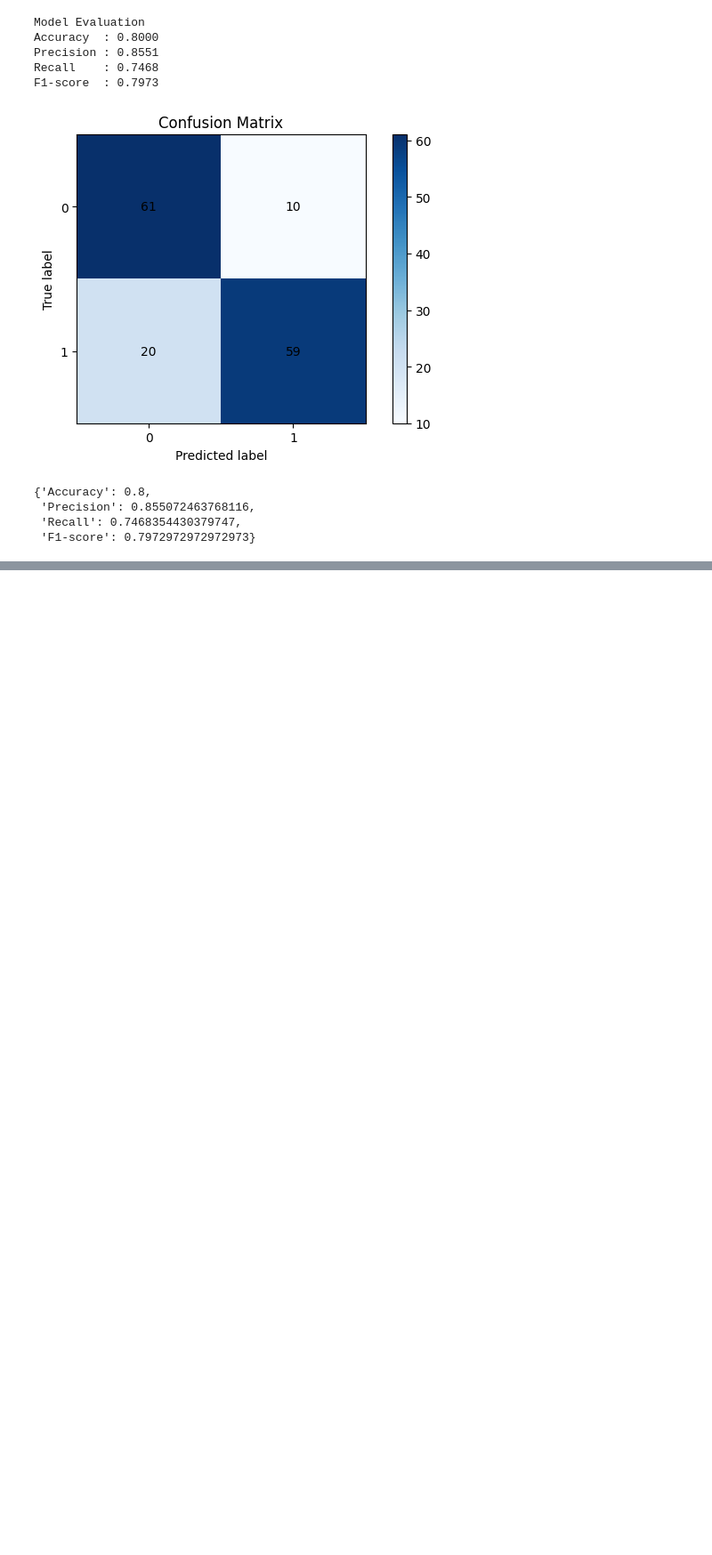
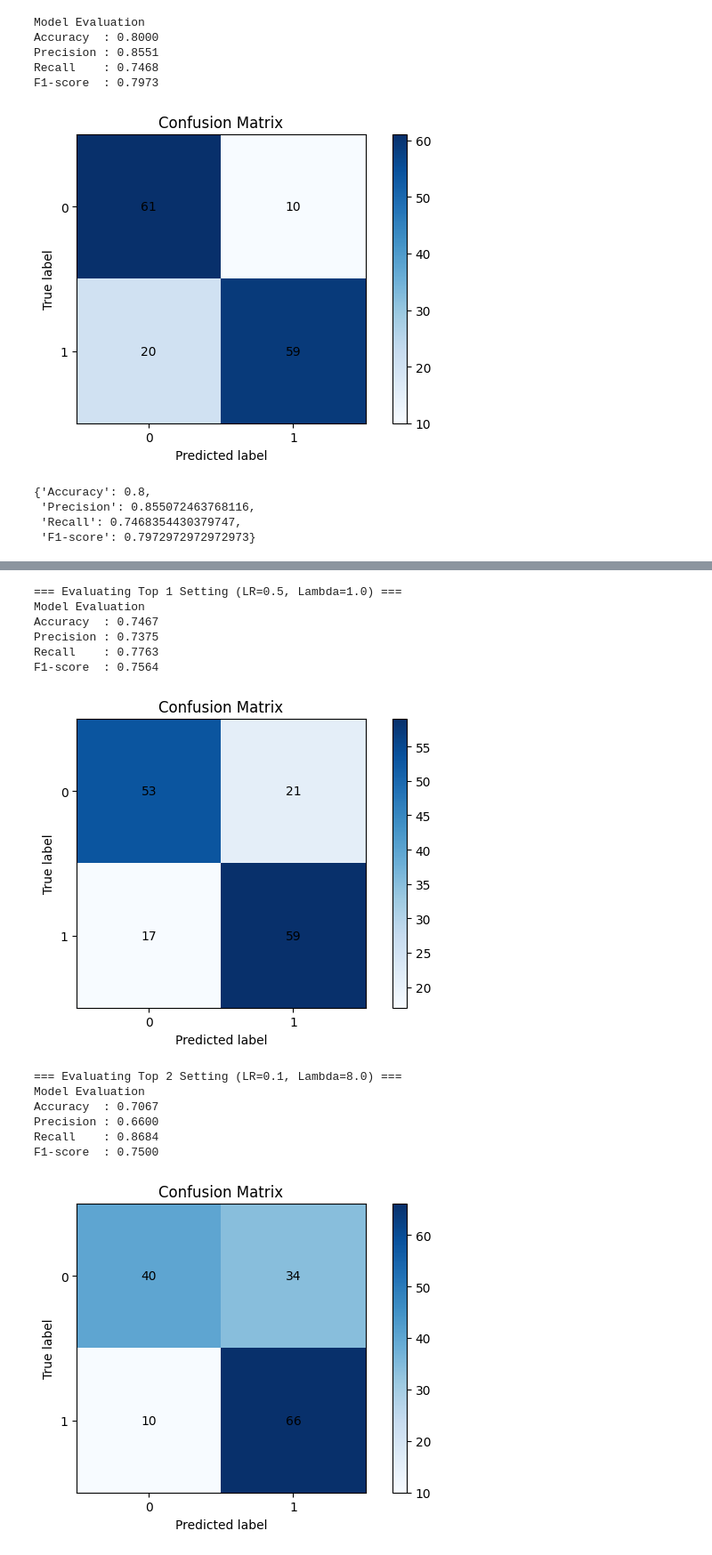
Before and after one commit to mijka-cloud/DM2026-Assignment-1, a Jupyter notebook: Real_World_Classification.ipynb, the cells around one changed output, grey strips where cells are left out. Shown at 89% size. Drawn from its saved outputs; the diff is of its cells as text; code cells hidden in the pictures; blank space fills up the shorter version.

```diff
--- a/Real_World_Classification.ipynb
+++ b/Real_World_Classification.ipynb
@@ -360,0 +443,51 @@ F1-score  : 0.7973
+# %%
+
+def run_final_evaluation(lr, lam, setting_name):
+    print(f"\n=== Evaluating {setting_name} (LR={lr}, Lambda={lam}) ===")
+
+    # 1. Inicializace modelu s vítěznými parametry
+    model = LinearModel(
+        lr=lr,
+        reg_lambda=lam,
+        reg_type='l2',
+        is_reg=False,
+        act_fn=sigmoid,
+        grad_fn=logloss_sigmoid_grad,
+        loss_fn=simple_log_loss,
+        n_iteration=500, # Můžeš nechat 500 pro lepší konvergenci
+        plot_curve=False,
+        verbose=False
+    )
+
+    # 2. Trénink na CELÝCH trénovacích datech (bez CV)
+    model.fit(X_train, y_train)
+
+    # 3. Predikce na testovacích datech
+    y_pred = model.predict(X_test)
+
+    # 4. Evaluace pomocí požadované funkce
+    # (Ujisti se, že evaluate_binary_classifier máš definovanou v notebooku)
+    evaluate_binary_classifier(y_test, y_pred)
+
+# --- SPUŠTĚNÍ PRO TOP 2 NASTAVENÍ ---
+
+# Nastavení 1 (nejlepší)
+run_final_evaluation(lr=0.5, lam=1.0, setting_name="Top 1 Setting")
+
+# Nastavení 2 (druhé nejlepší)
+run_final_evaluation(lr=0.1, lam=8.0, setting_name="Top 2 Setting")
+# %% [output]
+=== Evaluating Top 1 Setting (LR=0.5, Lambda=1.0) ===
+Model Evaluation
+Accuracy  : 0.7467
+Precision : 0.7375
+Recall    : 0.7763
+F1-score  : 0.7564
+[figure, added]
+=== Evaluating Top 2 Setting (LR=0.1, Lambda=8.0) ===
+Model Evaluation
+Accuracy  : 0.7067
+Precision : 0.6600
+Recall    : 0.8684
+F1-score  : 0.7500
+[figure, added]
```
Also changed, not shown: parts of 7 cells of this notebook.
